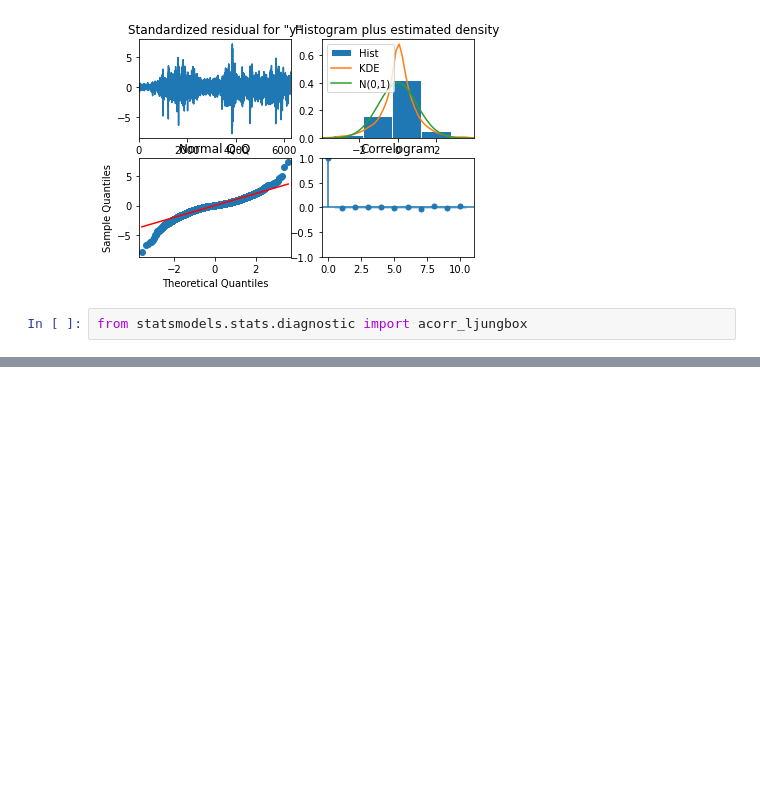
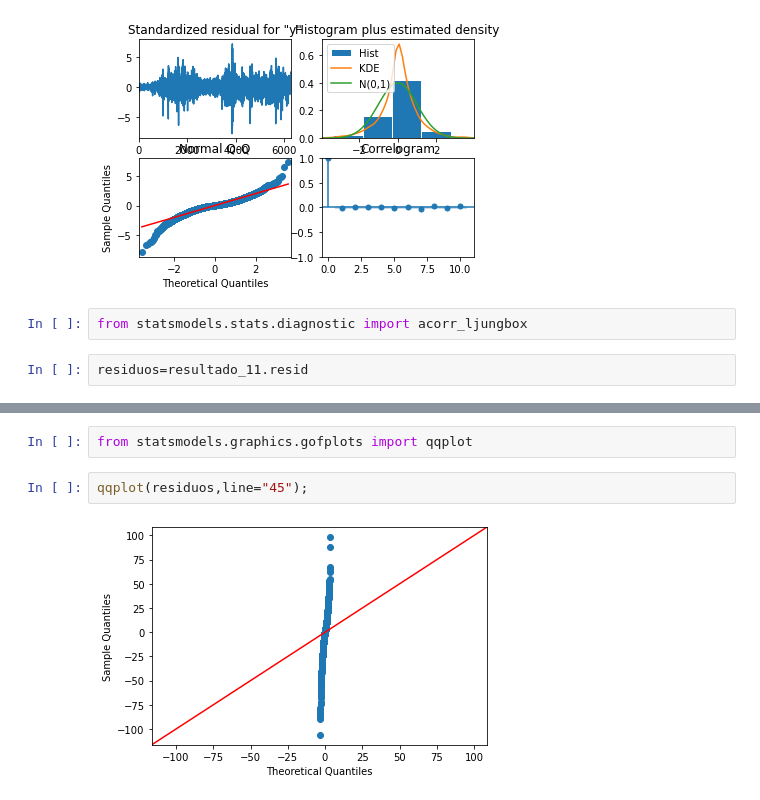
Before and after one commit to jsanz81/Bootcamp_Abril2023, a Jupyter notebook: 06_Series_Temporales/Series_Temporales_V1.ipynb, the cells around one changed output, grey strips where cells are left out. Drawn from its saved outputs; the diff is of its cells as text; blank space fills up the shorter version.

```diff
--- a/06_Series_Temporales/Series_Temporales_V1.ipynb
+++ b/06_Series_Temporales/Series_Temporales_V1.ipynb
@@ -250,3 +250,5 @@ resultado_11.plot_diagnostics();
 [figure]
 # %%
 from statsmodels.stats.diagnostic import acorr_ljungbox
+# %%
+residuos=resultado_11.resid
@@ -252,0 +277,6 @@ from statsmodels.stats.diagnostic import acorr_ljungbox
+# %%
+from statsmodels.graphics.gofplots import qqplot
+# %%
+qqplot(residuos,line="45");
+# %% [output]
+[figure, added]
```
Also changed, not shown: parts of 3 cells of this notebook.
